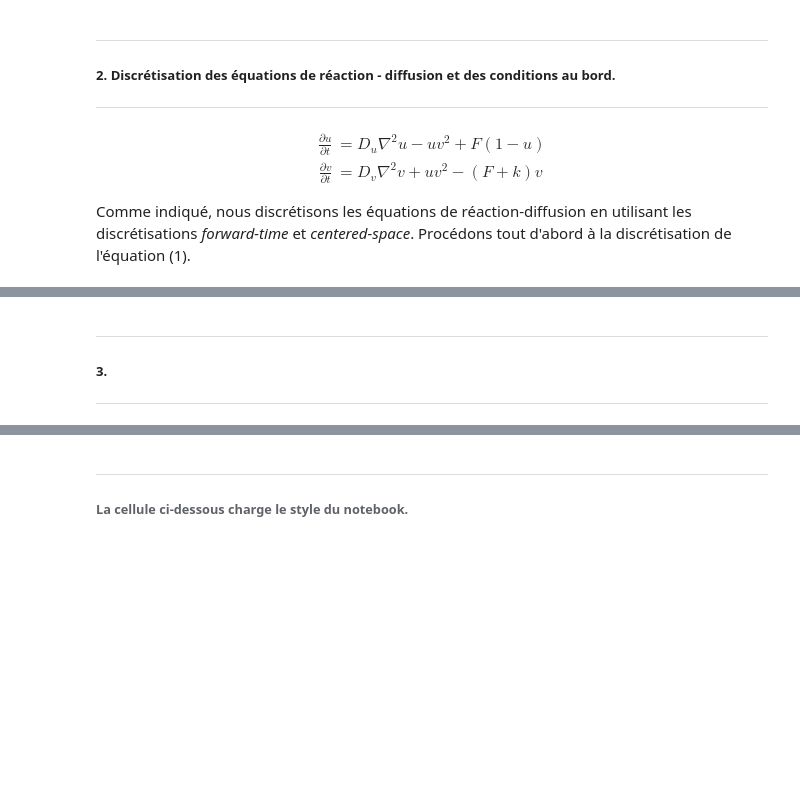
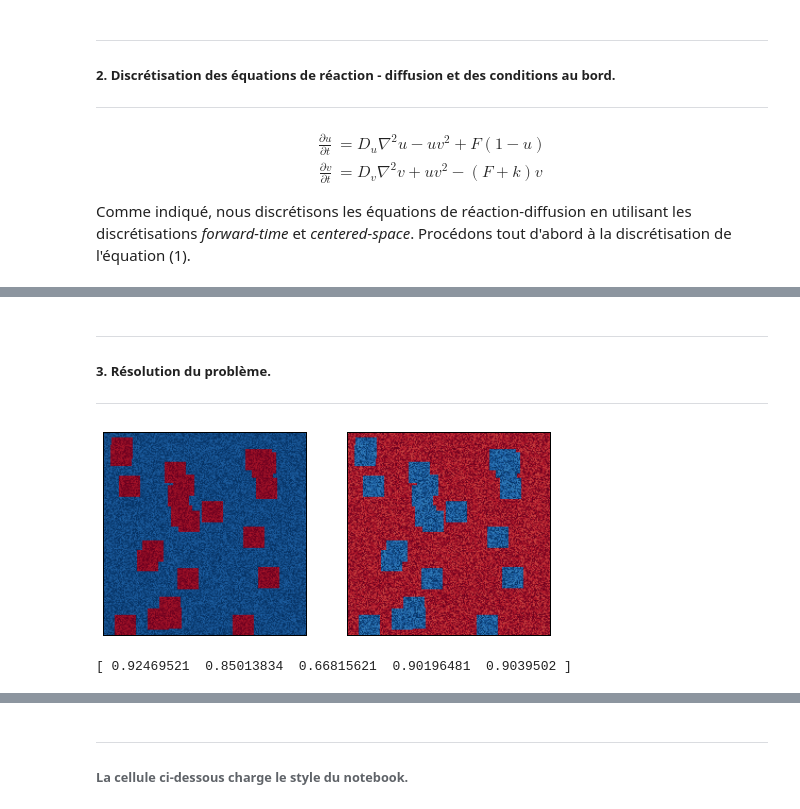
Before and after one commit to ServranckxChristophe/numerical-mooc, a Jupyter notebook: working/Reaction_diffusion_model.ipynb, the cells around one changed output, grey strips where cells are left out. Cells and saved outputs as stored; diff of their text form; code cells hidden in the pictures; blank space fills up the shorter version.

Commit message:
résolution du problème et tentative de création d'animations

```diff
--- a/working/Reaction_diffusion_model.ipynb
+++ b/working/Reaction_diffusion_model.ipynb
@@ -199,7 +223,7 @@ $$
 # %% [markdown]
 ---
 
-##### 3.
+##### 3. Résolution du problème.
 ---
 # %%
 import numpy
@@ -223,4 +245,14 @@ print(nt)
 uvinitial = numpy.load('./data/uvinitial.npz')
 U = uvinitial['U']
 V = uvinitial['V']
+# %%
+fig = pyplot.figure(figsize=(8,5))
+pyplot.subplot(121)
+pyplot.imshow(U, cmap = cm.RdBu)
+pyplot.xticks([]), pyplot.yticks([]);
+pyplot.subplot(122)
+pyplot.imshow(V, cmap = cm.RdBu)
+pyplot.xticks([]), pyplot.yticks([]);
+# %% [output]
+[figure, added]
 # %%
@@ -250,3 +294,7 @@ s = ftcs(U, V, nt, Du ,Dv ,F ,k ,dt ,dh)
 # %%
 u = s[0]
 v = s[1]
+# %%
+print(u[100,::40])
+# %% [output]
+[ 0.92469521  0.85013834  0.66815621  0.90196481  0.9039502 ]
```
Also changed, not shown: parts of 20 cells of this notebook.
